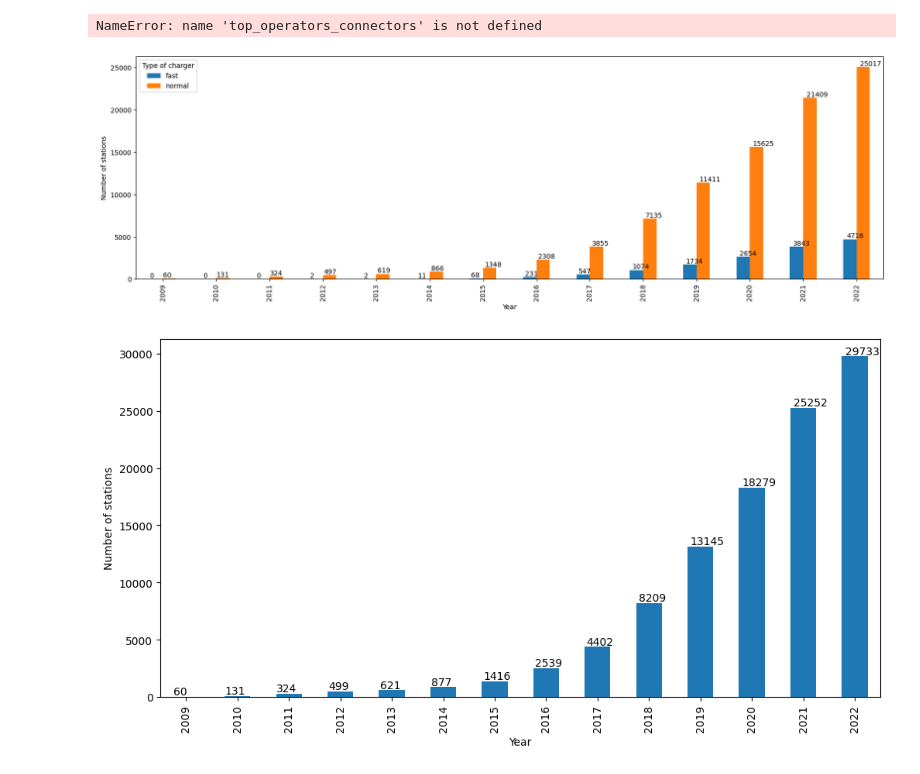
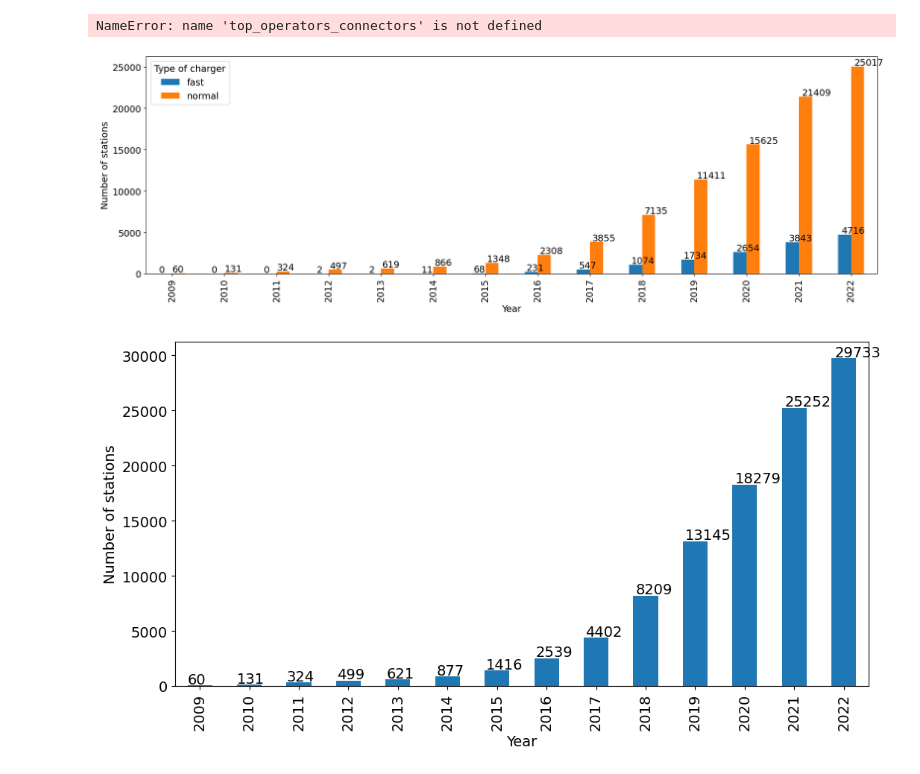
Before and after one commit to GiovanniFilomeno/DataAnalytics_Thesis, a Jupyter notebook: statistics.ipynb, the cells around one changed output. Cells and saved outputs as stored; diff of their text form; code cells hidden in the pictures.

```diff
--- a/statistics.ipynb
+++ b/statistics.ipynb
@@ -121,6 +121,9 @@ hist_data_cumulative = hist_data.cumsum()
 
 # Aggiungi gli anni mancanti a partire dal 2009
 hist_data_cumulative = hist_data_cumulative.reindex(range(2009, hist_data_cumulative.index.max()+1)).fillna(method='ffill')
+
+# Modifica le dimensioni delle scritte globalmente
+plt.rcParams['font.size'] = 14
 
 # Crea l'istogramma
 fig, ax = plt.subplots(figsize=(20, 6))
@@ -139,36 +142,39 @@ plt.savefig("statistics_graphs/point_five.png", bbox_inches='tight')
 
 plt.show()
 # %% [output]
-[figure, old version]
+[figure, new version]
 # %%
 # Punto 6: Istogramma su tutta la Germania per anno con numero totale di charging station (cumulative)
 
 total_charging_station_by_year = data['year'].value_counts().sort_index()
 
 # Calcola i valori cumulativi
 total_charging_station_by_year_cumulative = total_charging_station_by_year.cumsum()
 
 # Aggiungi gli anni mancanti a partire dal 2009
 total_charging_station_by_year_cumulative = total_charging_station_by_year_cumulative.reindex(range(2009, total_charging_station_by_year_cumulative.index.max()+1)).fillna(method='ffill')
+
+# Modifica le dimensioni delle scritte globalmente
+plt.rcParams['font.size'] = 14
 
 # Imposta la dimensione della figura
 plt.figure(figsize=(12, 6))
 
 ax = total_charging_station_by_year_cumulative.plot(kind='bar')
 # plt.title("Istogramma su tutta la Germania per anno con numero totale di charging station (cumulative)")
 plt.xlabel("Year")
 plt.ylabel("Number of stations")
 
 # Aggiungi il numero di colonnine sopra le barre
 for p in ax.patches:
     ax.annotate(str(int(p.get_height())), (p.get_x() * 1.005, p.get_height() + 150))
 
 # Salva il grafico nella cartella statistics_graphs con il nome point_six.png
 plt.savefig("statistics_graphs/point_six.png", bbox_inches='tight')
 
 plt.show()
 # %% [output]
-[figure, old version]
+[figure, new version]
 # %%
 # Punto 7: Istogramma con colonne per ogni anno e clustering di potenza (cumulative)
 
```
Also changed, not shown: parts of 4 cells of this notebook, 10 other files.
